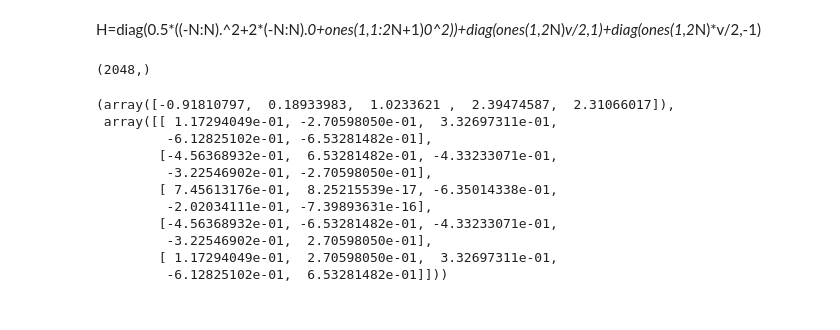
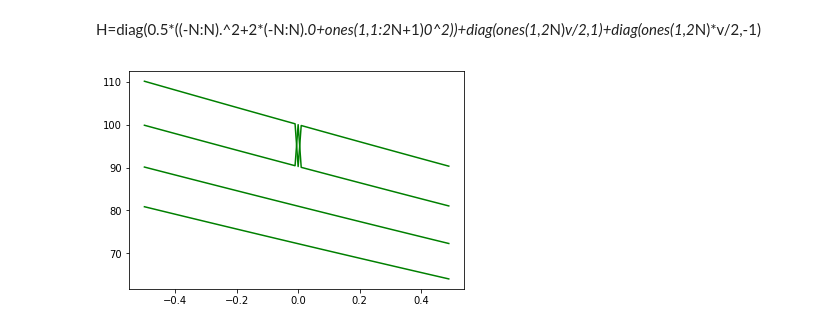
Before and after one commit to xuleichao/SolitonSolver, a Jupyter notebook: fsolver.ipynb, the cells around one changed output. Drawn from its saved outputs; the diff is of its cells as text; code cells hidden in the pictures.

```diff
--- a/fsolver.ipynb
+++ b/fsolver.ipynb
@@ -97,27 +97,27 @@ plt.plot(field, z)
 [figure]
 # %% [markdown]
 H=diag(0.5*((-N:N).^2+2*(-N:N).*0+ones(1,1:2*N+1)*0^2))+diag(ones(1,2*N)*v/2,1)+diag(ones(1,2*N)*v/2,-1)
-# %%
-field.shape
-# %% [output]
-(2048,)
 # %%
 # 定义 N = 20
-n = 2
-diag_mx = np.arange(-n, n+1, 1)
+n = 20
-# %%
-H = np.diag(0.5 * diag_mx ** 2) + np.diag(np.ones((2 * n)) * 1.5 / 2, 1) + np.diag(np.ones((2 * n)) * 1.5 / 2, -1)
-# %%
-np.linalg.eig(H)
-# %% [output]
-(array([-0.91810797,  0.18933983,  1.0233621 ,  2.39474587,  2.31066017]),
- array([[ 1.17294049e-01, -2.70598050e-01,  3.32697311e-01,
-         -6.12825102e-01, -6.53281482e-01],
-        [-4.56368932e-01,  6.53281482e-01, -4.33233071e-01,
-         -3.22546902e-01, -2.70598050e-01],
-        [ 7.45613176e-01,  8.25215539e-17, -6.35014338e-01,
-         -2.02034111e-01, -7.39893631e-16],
-        [-4.56368932e-01, -6.53281482e-01, -4.33233071e-01,
-         -3.22546902e-01,  2.70598050e-01],
-        [ 1.17294049e-01,  2.70598050e-01,  3.32697311e-01,
-         -6.12825102e-01,  6.53281482e-01]]))
+# %%
+def linear_gap_calculation(k):
+    '''
+    线性带的计算，k 为参数
+    超参数 n = 20
+    '''
+    diag_mx = np.arange(-n, n+1, 1)
+    H = np.diag(0.5 * diag_mx ** 2 + 2 * diag_mx * k + k ** 2)+ np.diag(np.ones((2 * n)) * 1.5 / 2, 1) + np.diag(np.ones((2 * n)) * 1.5 / 2, -1)
+    eig_value, eig_v = np.linalg.eig(H)
+    return eig_value, eig_v
+
+def gnrt_linear_graph():
+    x = np.arange(-0.5, 0.5, 0.01)
+    value_lst = np.array([linear_gap_calculation(i)[0] for i in x]).T
+    for i in value_lst[: 4]:
+        plt.plot(x, i, 'g-')
+    plt.show()
+
+gnrt_linear_graph()
+# %% [output]
+[figure, added]
```
